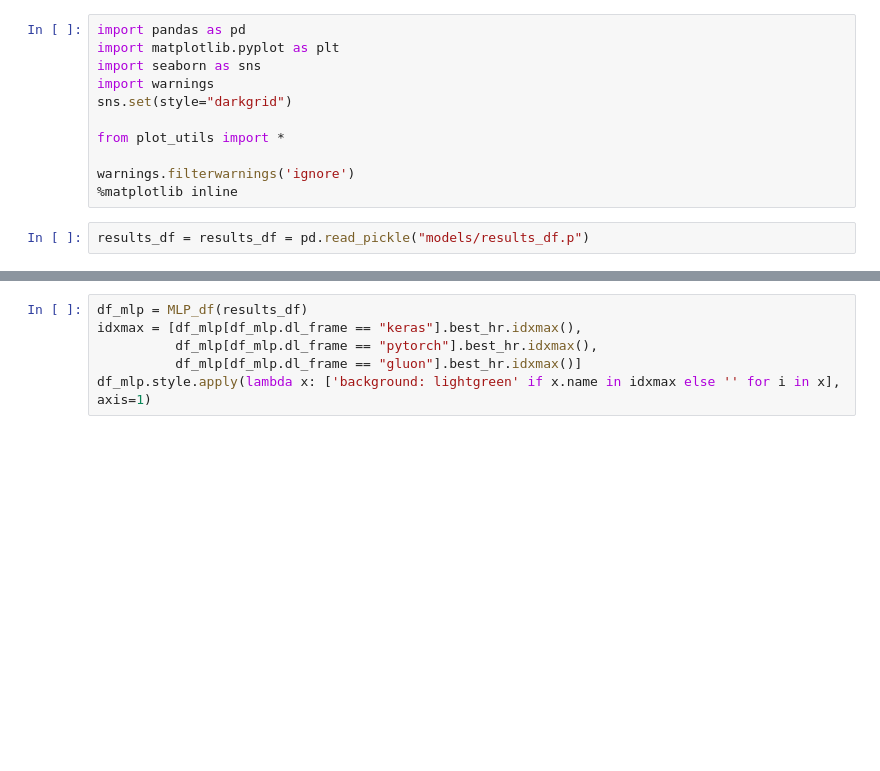
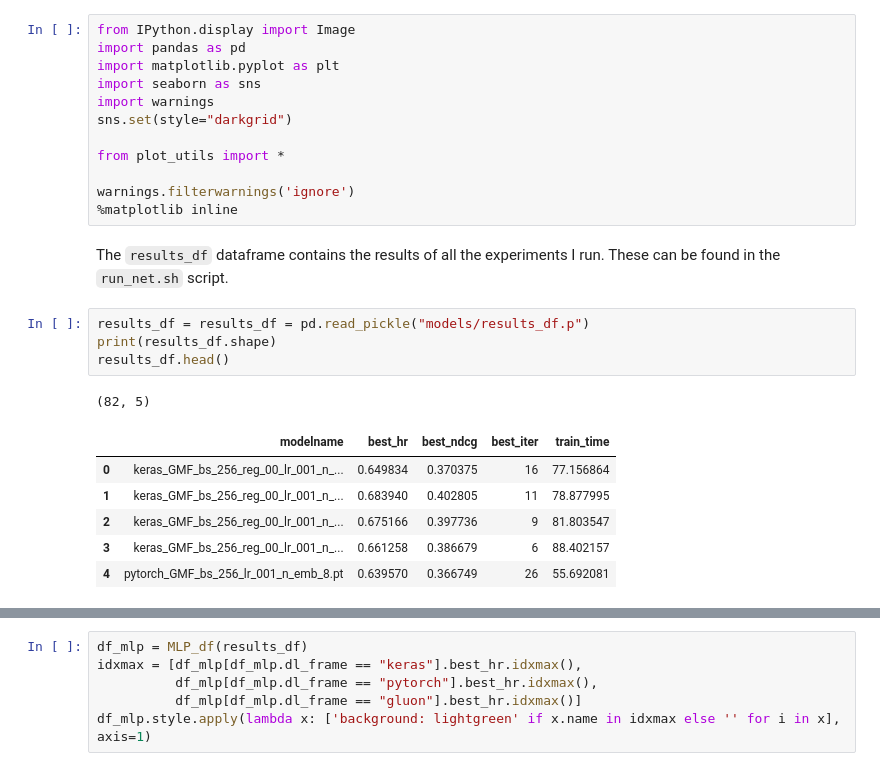
Before and after one commit to jrzaurin/neural_cf, a Jupyter notebook: results_summary.ipynb, the cells around one changed output, grey strips where cells are left out. Saved outputs shown, nothing was run; the diff lists cells and outputs as text; blank space fills up the shorter version.

```diff
--- a/results_summary.ipynb
+++ b/results_summary.ipynb
@@ -1,4 +11,5 @@
 # %%
+from IPython.display import Image
 import pandas as pd
 import matplotlib.pyplot as plt
 import seaborn as sns
@@ -9,5 +20,17 @@ from plot_utils import *
 
 warnings.filterwarnings('ignore')
 %matplotlib inline
+# %% [markdown]
+The `results_df` dataframe contains the results of all the experiments I run. These can be found in the `run_net.sh` script.
 # %%
 results_df = results_df = pd.read_pickle("models/results_df.p")
+print(results_df.shape)
+results_df.head()
+# %% [output]
+(82, 5)
+|  | modelname | best_hr | best_ndcg | best_iter | train_time |
+| 0 | keras_GMF_bs_256_reg_00_lr_001_n_... | 0.649834 | 0.370375 | 16 | 77.156864 |
+| 1 | keras_GMF_bs_256_reg_00_lr_001_n_... | 0.683940 | 0.402805 | 11 | 78.877995 |
+| 2 | keras_GMF_bs_256_reg_00_lr_001_n_... | 0.675166 | 0.397736 | 9 | 81.803547 |
+| 3 | keras_GMF_bs_256_reg_00_lr_001_n_... | 0.661258 | 0.386679 | 6 | 88.402157 |
+| 4 | pytorch_GMF_bs_256_lr_001_n_emb_8.pt | 0.639570 | 0.366749 | 26 | 55.692081 |
```
Also changed, not shown: parts of 19 cells of this notebook, 2 other files.
